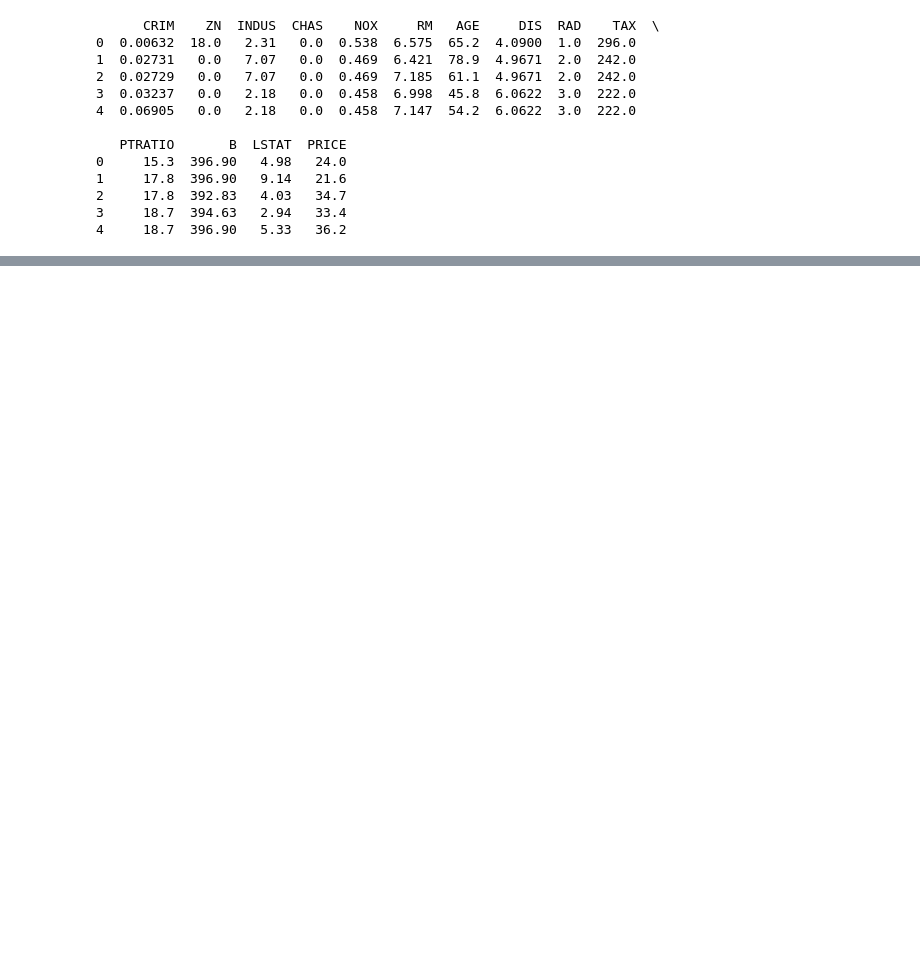
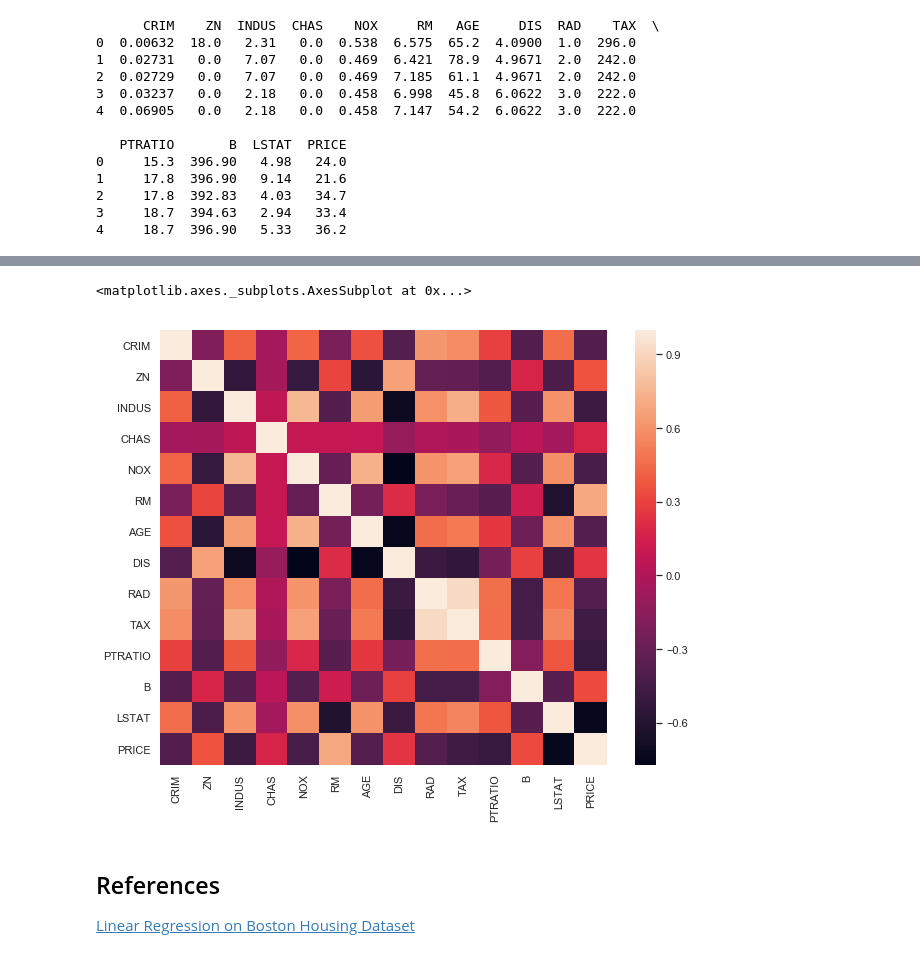
Before and after one commit to ebonnecab/ds2-1, a Jupyter notebook: linear_regress_hw.ipynb, the cells around one changed output, grey strips where cells are left out. Drawn from its saved outputs; the diff is of its cells as text; code cells hidden in the pictures; blank space fills up the shorter version.

```diff
--- a/linear_regress_hw.ipynb
+++ b/linear_regress_hw.ipynb
@@ -37,0 +89,12 @@ print(bosdf.head())
+# %%
+f, ax = plt.subplots(figsize=(10,8))
+corr = bos_df.corr()
+sns.heatmap(corr, xticklabels=corr.columns.values,
+           yticklabels=corr.columns.values)
+# %% [output]
+<matplotlib.axes._subplots.AxesSubplot at 0x...>
+[figure, added]
+# %% [markdown]
+## References
+
+[Linear Regression on Boston Housing Dataset](https://towardsdatascience.com/linear-regression-on-boston-housing-dataset-f409b7e4a155)
```
Also changed, not shown: parts of 6 cells of this notebook.
